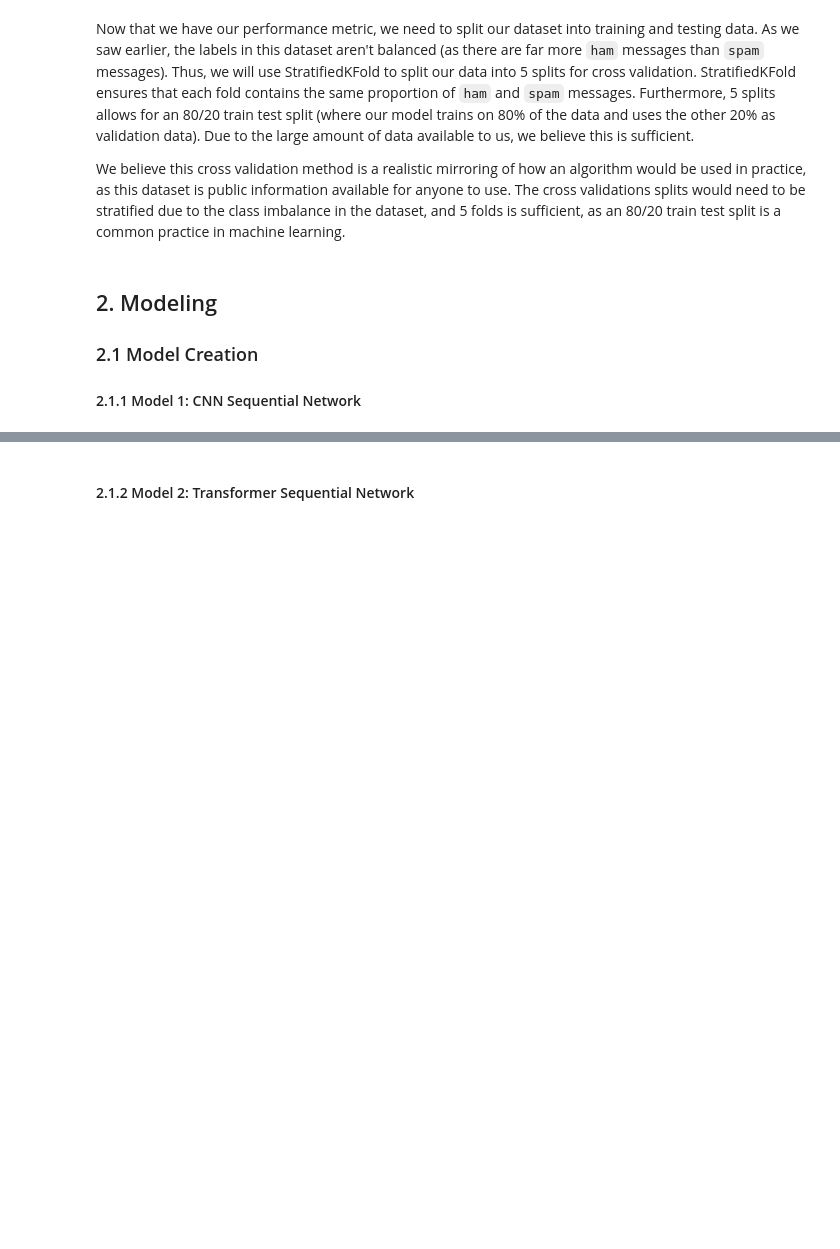
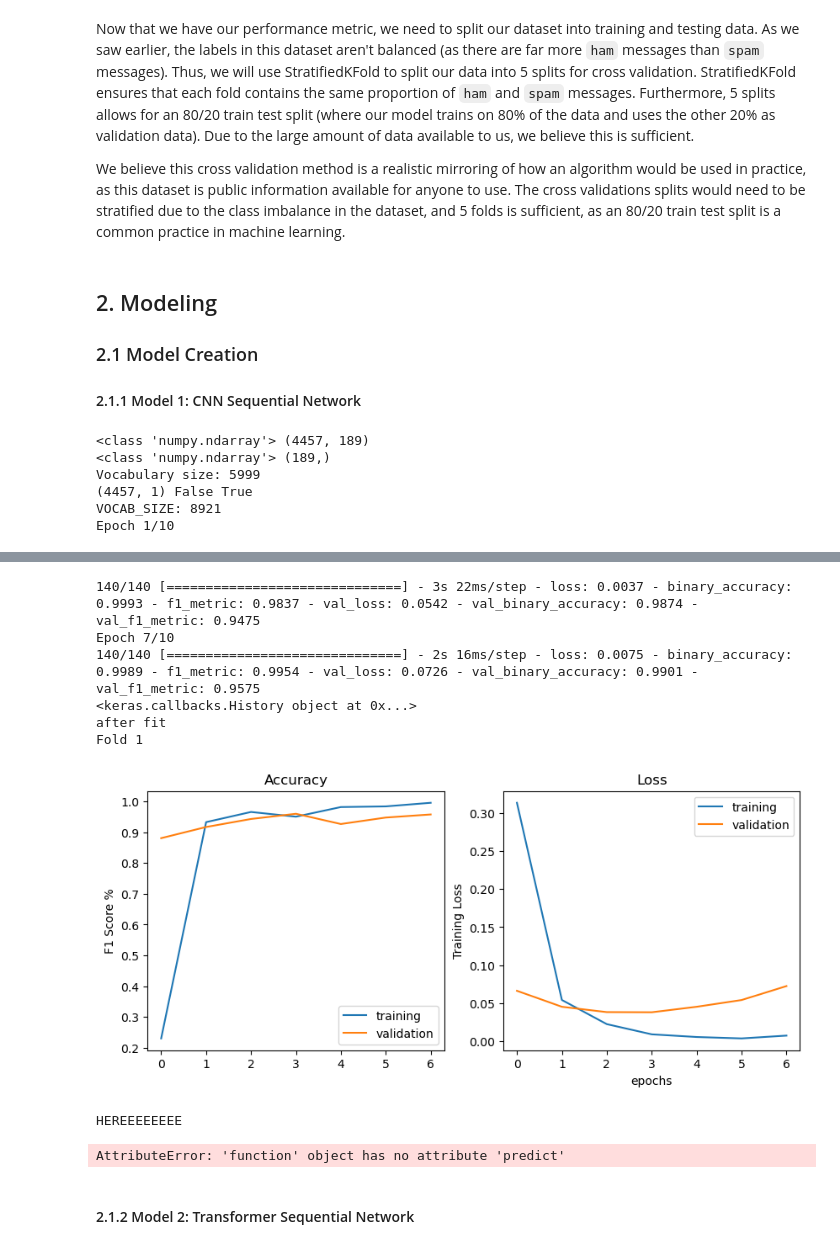
Before and after one commit to Mikecamdo/MachineLearning, a Jupyter notebook: Lab 7/SequentialNetworks.ipynb, the cells around one changed output, grey strips where cells are left out. Cells and saved outputs as stored; diff of their text form; code cells hidden in the pictures; blank space fills up the shorter version.

Commit message:
model still doesn't fully work

```diff
--- a/Lab 7/SequentialNetworks.ipynb
+++ b/Lab 7/SequentialNetworks.ipynb
@@ -141,30 +146,28 @@ def get_f1_score(X, y, new_model):
         X_train, X_test = X[train_index], X[test_index]
         y_train, y_test = y[train_index], y[test_index]
 
-        X_train = pad_sequences(X_train, maxlen=max_review_length)
-        X_test = pad_sequences(X_test, maxlen=max_review_length)
-        print('Type of X_train:', type(X_train))
-        print('Type of X_test:', type(X_test))
-        print('Type of y_train:', type(y_train))
-        print('Type of y_test:', type(y_test))
 
-        VOCAB_SIZE = X_train.shape[1]
-        print(VOCAB_SIZE)
-        history = new_model.fit(X_train, y_train, batch_size=64,
-                                epochs=5, verbose=0,
-                                validation_data=(X_test,y_test),
-                                callbacks=[EarlyStopping(monitor='val_loss', patience=3)])
+        # X_train = pad_sequences(X_train, maxlen=max_review_length)
+        # X_test = pad_sequences(X_test, maxlen=max_review_length)
+        print(type(X_train), X_train.shape)
+        print(type(X_train[0]), X_train[0].shape)
+        print('Vocabulary size:', np.max(X_train))
+        print(y_train.shape, np.min(y_train), np.max(y_train))
+
+        # VOCAB_SIZE = X_train.shape[1]
+        print('VOCAB_SIZE:', VOCAB_SIZE)
+        history = new_model(X_train, X_test, y_train, y_test, VOCAB_SIZE)
         print('after fit')
         print(f"Fold {i}")
         i += 1
 
         plt.figure(figsize=(10,4))
         plt.subplot(1,2,1)
-        plt.plot(history.history['f1_score'], label='training')
+        plt.plot(history.history['f1_metric'], label='training')
 
         plt.ylabel('F1 Score %')
         plt.title('Training')
-        plt.plot(history.history['val_f1_score'], label='validation')
+        plt.plot(history.history['val_f1_metric'], label='validation')
         plt.title('Accuracy')
         plt.legend()
 
@@ -179,12 +182,10 @@ def get_f1_score(X, y, new_model):
         plt.legend()
         plt.show()
 
-        f1_scores.append(history.history['val_f1_score'][-1].numpy())
-        print('HEREEEEEEEE')
+        f1_scores.append(history.history['val_f1_metric'][-1])
         yhat = new_model.predict(X_test, verbose=0)
-        yhat = tf.round(yhat).numpy()
+        yhat = tf.round(yhat)
         print(type(yhat))
-
 
         fpr, tpr, thresholds = roc_curve(y_test, yhat.numpy())
         mean_tpr_list.append(np.interp(mean_fpr, fpr, tpr))
@@ -281,0 +271,10 @@ f1_scores, mean_tpr_list, auc_list = get_f1_score(X, y, cnn)
+# %%
+y = np.array(y)
+f1_scores, mean_tpr_list, auc_list = get_f1_score(X, y, CNN_Seq)
+# %% [output]
+<class 'numpy.ndarray'> (4457, 189)
+<class 'numpy.ndarray'> (189,)
+Vocabulary size: 5999
+(4457, 1) False True
+VOCAB_SIZE: 8921
+Epoch 1/10
@@ -282,3 +291,12 @@ f1_scores, mean_tpr_list, auc_list = get_f1_score(X, y, cnn)
+140/140 [==============================] - 3s 22ms/step - loss: 0.0037 - binary_accuracy: 0.9993 - f1_metric: 0.9837 - val_loss: 0.0542 - val_binary_accuracy: 0.9874 - val_f1_metric: 0.9475
+Epoch 7/10
+140/140 [==============================] - 2s 16ms/step - loss: 0.0075 - binary_accuracy: 0.9989 - f1_metric: 0.9954 - val_loss: 0.0726 - val_binary_accuracy: 0.9901 - val_f1_metric: 0.9575
+<keras.callbacks.History object at 0x...>
+after fit
+Fold 1
+[figure, added]
+HEREEEEEEEE
+AttributeError: 'function' object has no attribute 'predict'
 # %%
 from sklearn import metrics as mt
 from matplotlib import pyplot as plt
```
Also changed, not shown: parts of 4 cells of this notebook.
